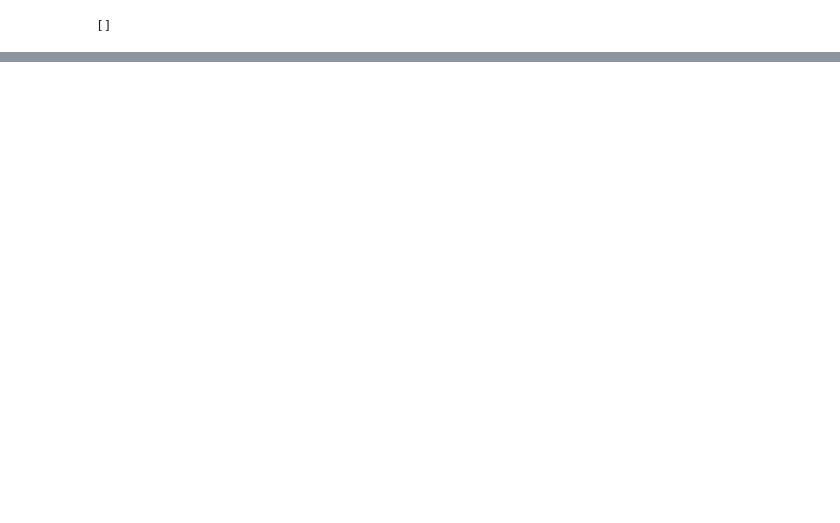
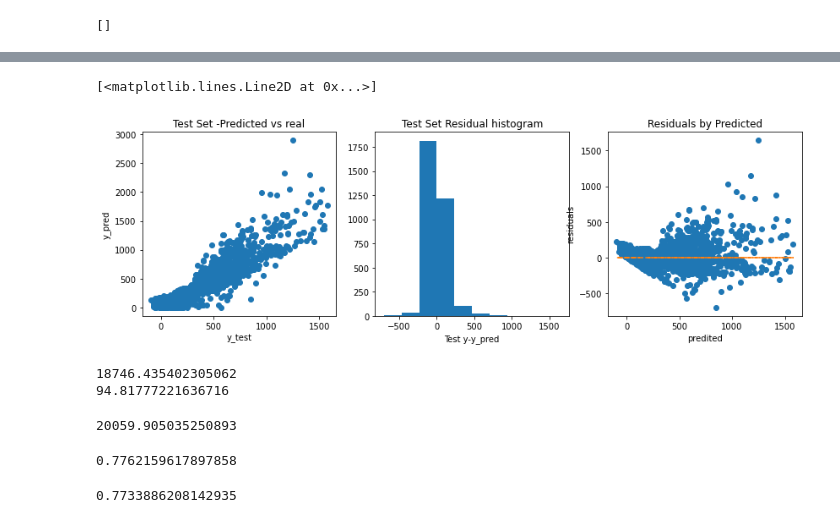
Before and after one commit to Aykut-Avci/Case_Study_Customer_Analysis, a Jupyter notebook: Customer Analysis - Modeling .ipynb, the cells around one changed output, grey strips where cells are left out. Drawn from its saved outputs; the diff is of its cells as text; code cells hidden in the pictures; blank space fills up the shorter version.

```diff
--- a/Customer Analysis - Modeling .ipynb
+++ b/Customer Analysis - Modeling .ipynb
@@ -391,0 +534,6 @@ X_test_scaled.shape
+# %%
+std_scaler=StandardScaler().fit(X_train)   ##. finding the parameters ( mean, variance from the training set )
+
+X_train_scaled=std_scaler.transform(X_train)
+# %%
+X_test_scaled=std_scaler.transform(X_test)
@@ -391,0 +566,3 @@ X_test_scaled.shape
+# %%
+model=LinearRegression()    # model
+model.fit(X_train_scaled, y_train)   # model train
@@ -391,0 +588,4 @@ X_test_scaled.shape
+# %%
+y_pred_test=model.predict(X_test_scaled)   # model prediction
+
+y_pred_train=model.predict(X_train_scaled)
@@ -391,0 +630,37 @@ X_test_scaled.shape
+# %%
+
+fig, ax = plt.subplots(1,3,figsize=(14,4))
+ax[0].plot(y_pred_test, y_test, 'o')
+ax[0].set_xlabel("y_test")
+ax[0].set_ylabel("y_pred")
+ax[0].set_title("Test Set -Predicted vs real")
+
+# Get a histogram of the residuals ie: y - y_pred.  Homoscdasticity
+# It resembles a normal distribution?
+ax[1].hist(y_test - y_pred_test)
+ax[1].set_xlabel("Test y-y_pred")
+ax[1].set_title("Test Set Residual histogram")
+
+ax[2].plot(y_pred_test,y_test - y_pred_test,"o")
+ax[2].set_xlabel("predited")
+ax[2].set_ylabel("residuals")
+ax[2].set_title("Residuals by Predicted")
+ax[2].plot(y_pred_test,np.zeros(len(y_pred_test)),linestyle='dashed')
+# %% [output]
+[<matplotlib.lines.Line2D at 0x...>]
+[figure, added]
+# %%
+print(mse(y_test,y_pred_test))
+print(mae(y_test,y_pred_test))
+# %% [output]
+18746.435402305062
+94.81777221636716
+# %%
+mse(y_train,y_pred_train)
+# %% [output]
+20059.905035250893
+# %%
+R2=r2_score(y_test,y_pred_test)
+R2
+# %% [output]
+0.7762159617897858
@@ -391,0 +669,4 @@ X_test_scaled.shape
+# %%
+Adj_R2
+# %% [output]
+0.7733886208142935
```
Also changed, not shown: parts of 77 cells of this notebook.
